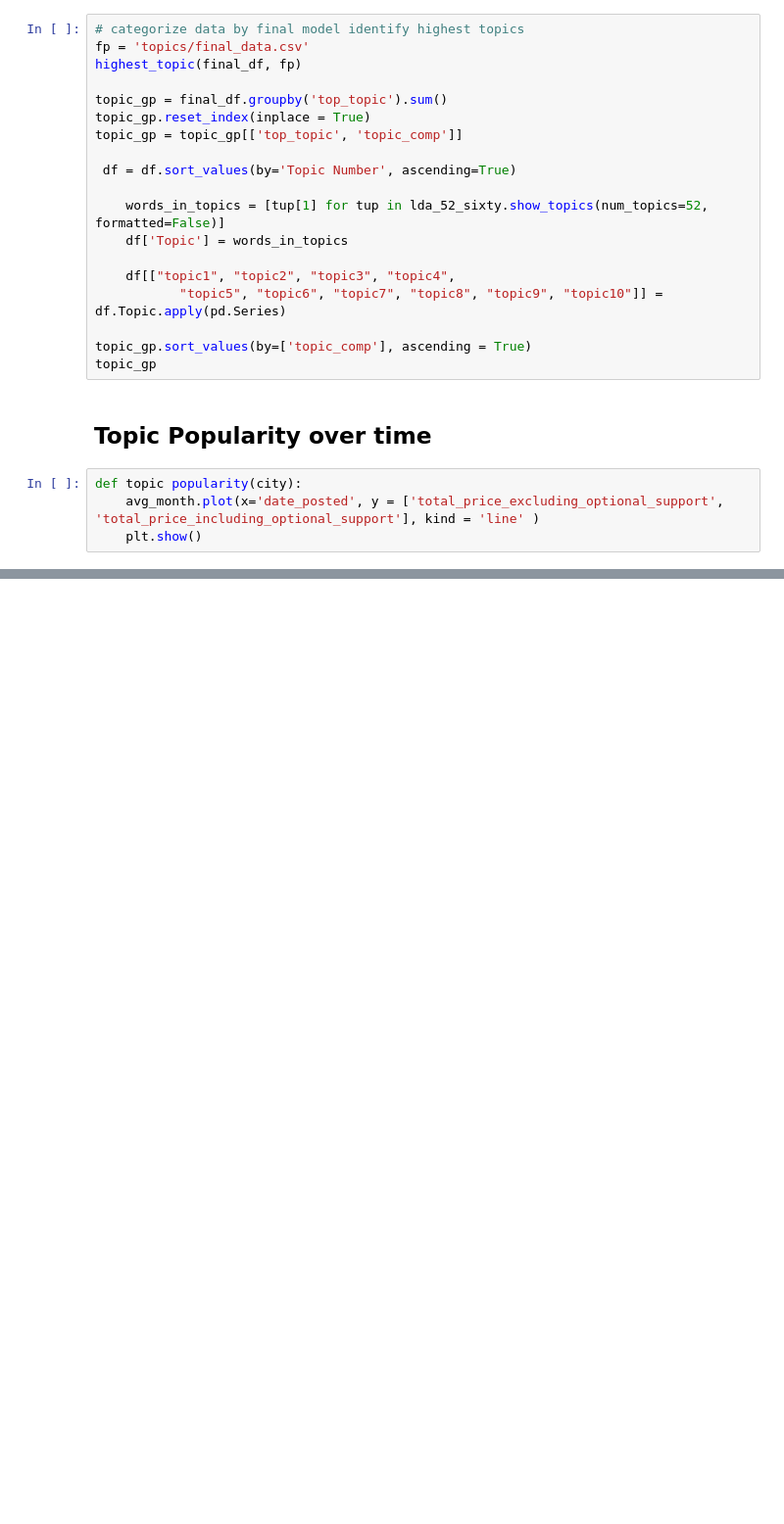
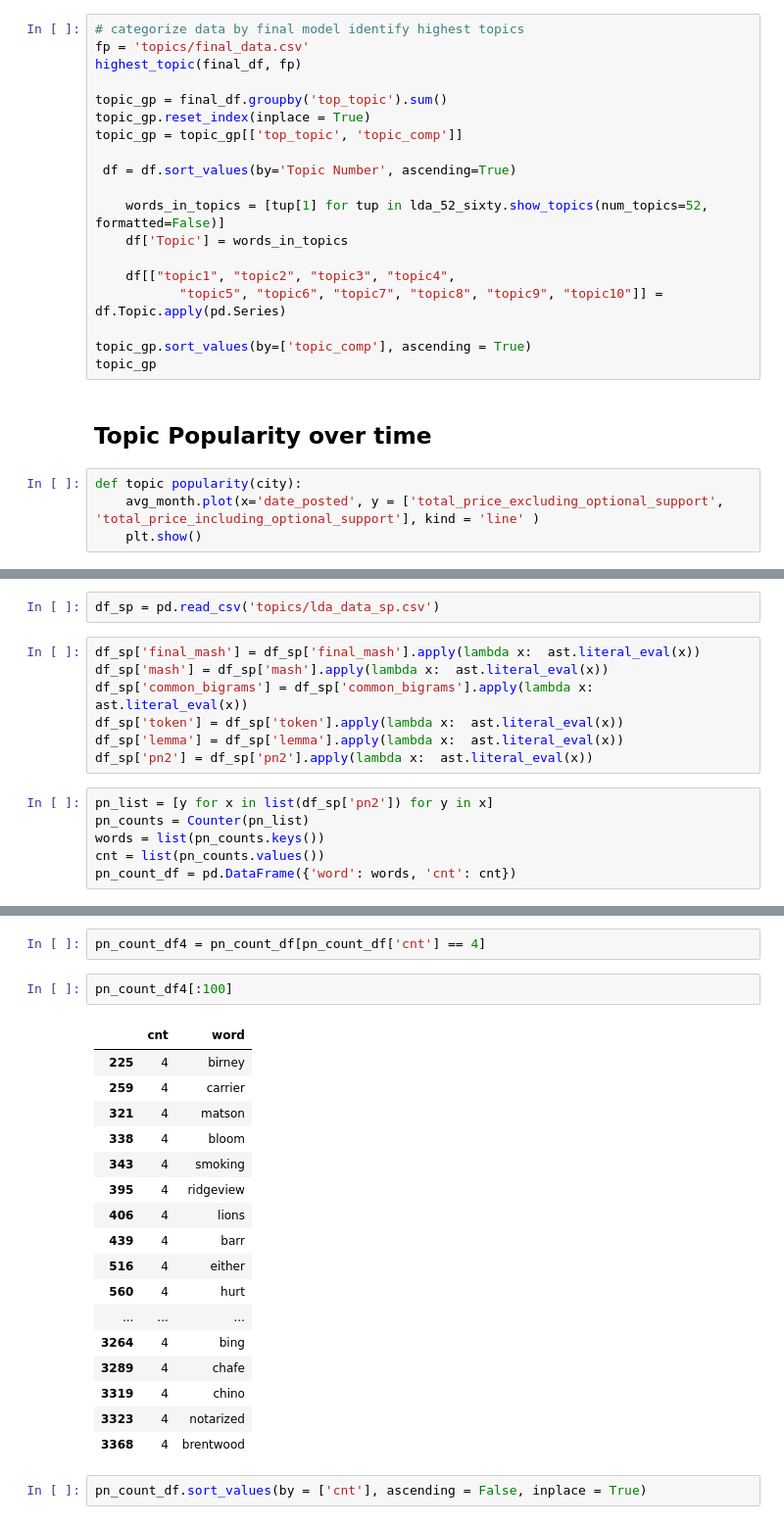
Before and after one commit to alenastern/Sunlight_FOIA, a Jupyter notebook: src/analysis/q2_LDA.ipynb, the cells around one changed output, grey strips where cells are left out. Shown at 98% size. Drawn from its saved outputs; the diff is of its cells as text; blank space fills up the shorter version.

```diff
--- a/src/analysis/q2_LDA.ipynb
+++ b/src/analysis/q2_LDA.ipynb
@@ -945,0 +975,15 @@ def topic popularity(city):
+# %%
+df_sp = pd.read_csv('topics/lda_data_sp.csv')
+# %%
+df_sp['final_mash'] = df_sp['final_mash'].apply(lambda x:  ast.literal_eval(x))
+df_sp['mash'] = df_sp['mash'].apply(lambda x:  ast.literal_eval(x))
+df_sp['common_bigrams'] = df_sp['common_bigrams'].apply(lambda x:  ast.literal_eval(x))
+df_sp['token'] = df_sp['token'].apply(lambda x:  ast.literal_eval(x))
+df_sp['lemma'] = df_sp['lemma'].apply(lambda x:  ast.literal_eval(x))
+df_sp['pn2'] = df_sp['pn2'].apply(lambda x:  ast.literal_eval(x))
+# %%
+pn_list = [y for x in list(df_sp['pn2']) for y in x]
+pn_counts = Counter(pn_list)
+words = list(pn_counts.keys())
+cnt = list(pn_counts.values())
+pn_count_df = pd.DataFrame({'word': words, 'cnt': cnt})
@@ -945,0 +1002,24 @@ def topic popularity(city):
+# %%
+pn_count_df4 = pn_count_df[pn_count_df['cnt'] == 4]
+# %%
+pn_count_df4[:100]
+# %% [output]
+|  | cnt | word |
+| 225 | 4 | birney |
+| 259 | 4 | carrier |
+| 321 | 4 | matson |
+| 338 | 4 | bloom |
+| 343 | 4 | smoking |
+| 395 | 4 | ridgeview |
+| 406 | 4 | lions |
+| 439 | 4 | barr |
+| 516 | 4 | either |
+| 560 | 4 | hurt |
+| ... | ... | ... |
+| 3264 | 4 | bing |
+| 3289 | 4 | chafe |
+| 3319 | 4 | chino |
+| 3323 | 4 | notarized |
+| 3368 | 4 | brentwood |
+# %%
+pn_count_df.sort_values(by = ['cnt'], ascending = False, inplace = True)
```
Also changed, not shown: parts of 15 cells of this notebook, 1 other file.
